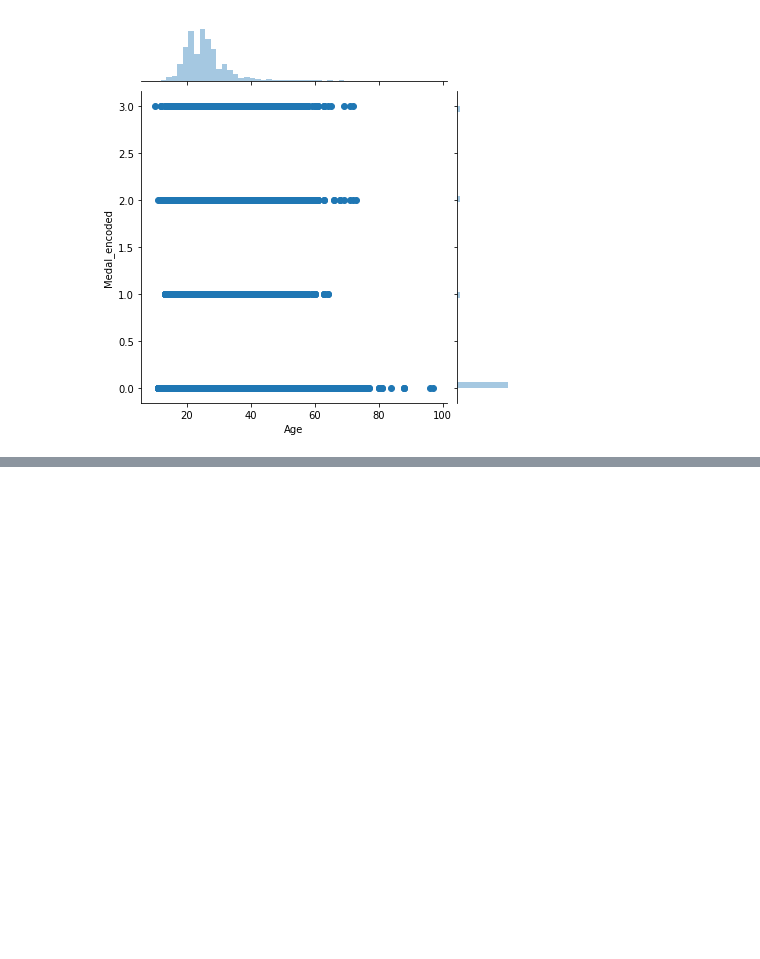
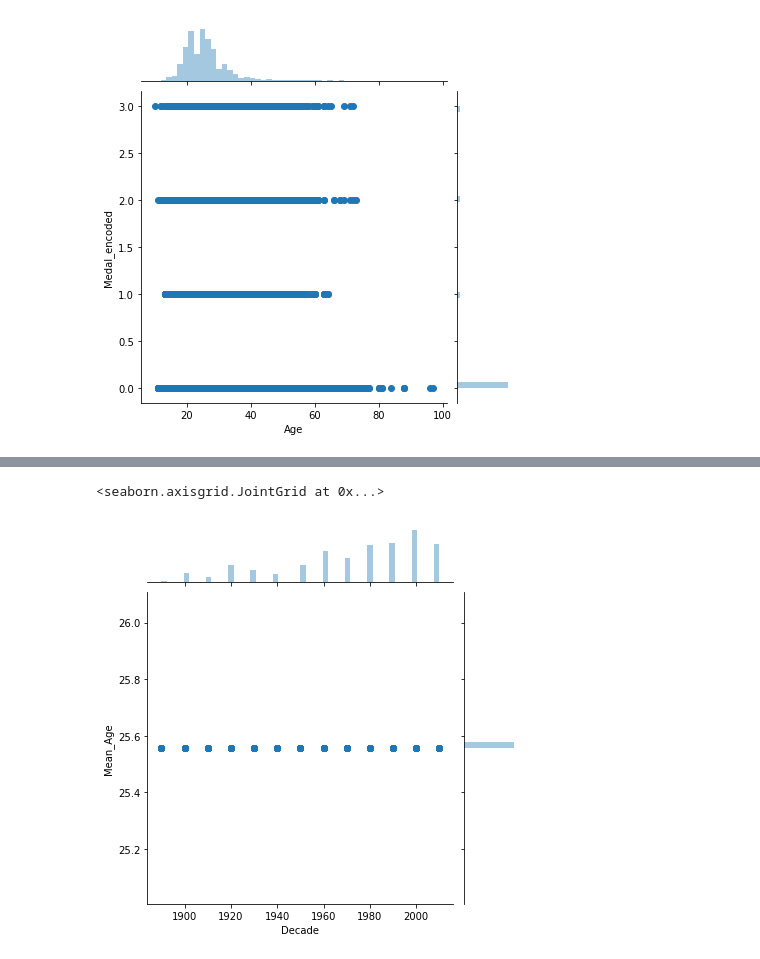
Before and after one commit to amyscott303/Thinkful, a Jupyter notebook: Capstone 2.ipynb, the cells around one changed output, grey strips where cells are left out. Saved outputs shown, nothing was run; the diff lists cells and outputs as text; code cells hidden in the pictures; blank space fills up the shorter version.

```diff
--- a/Capstone 2.ipynb
+++ b/Capstone 2.ipynb
@@ -149,0 +189,5 @@ sns.jointplot(x='Age', y='Medal_encoded', kind='scatter',data= df_swim)
+# %%
+sns.jointplot (x= 'Decade', y='Mean_Age', kind= 'scatter', data= df_swim)
+# %% [output]
+<seaborn.axisgrid.JointGrid at 0x...>
+[figure, added]
```
Also changed, not shown: parts of 7 cells of this notebook.
